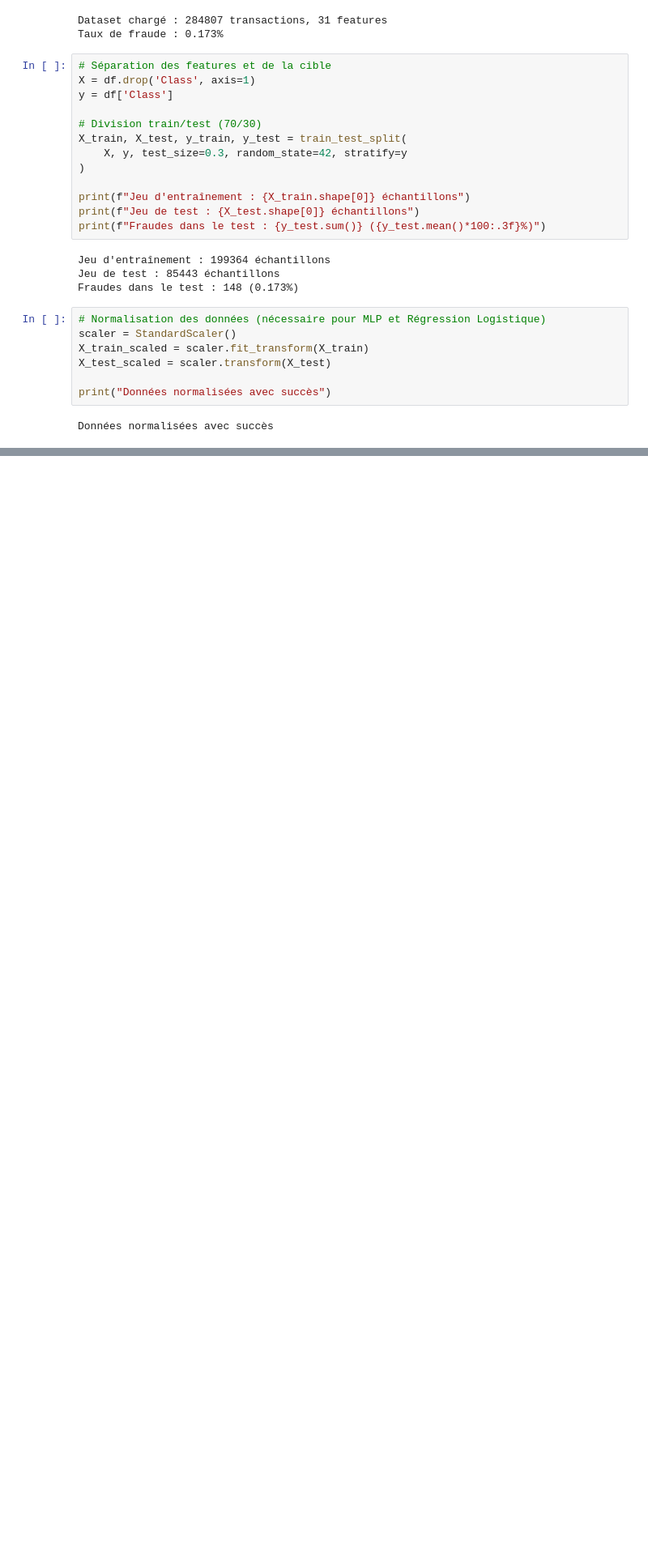
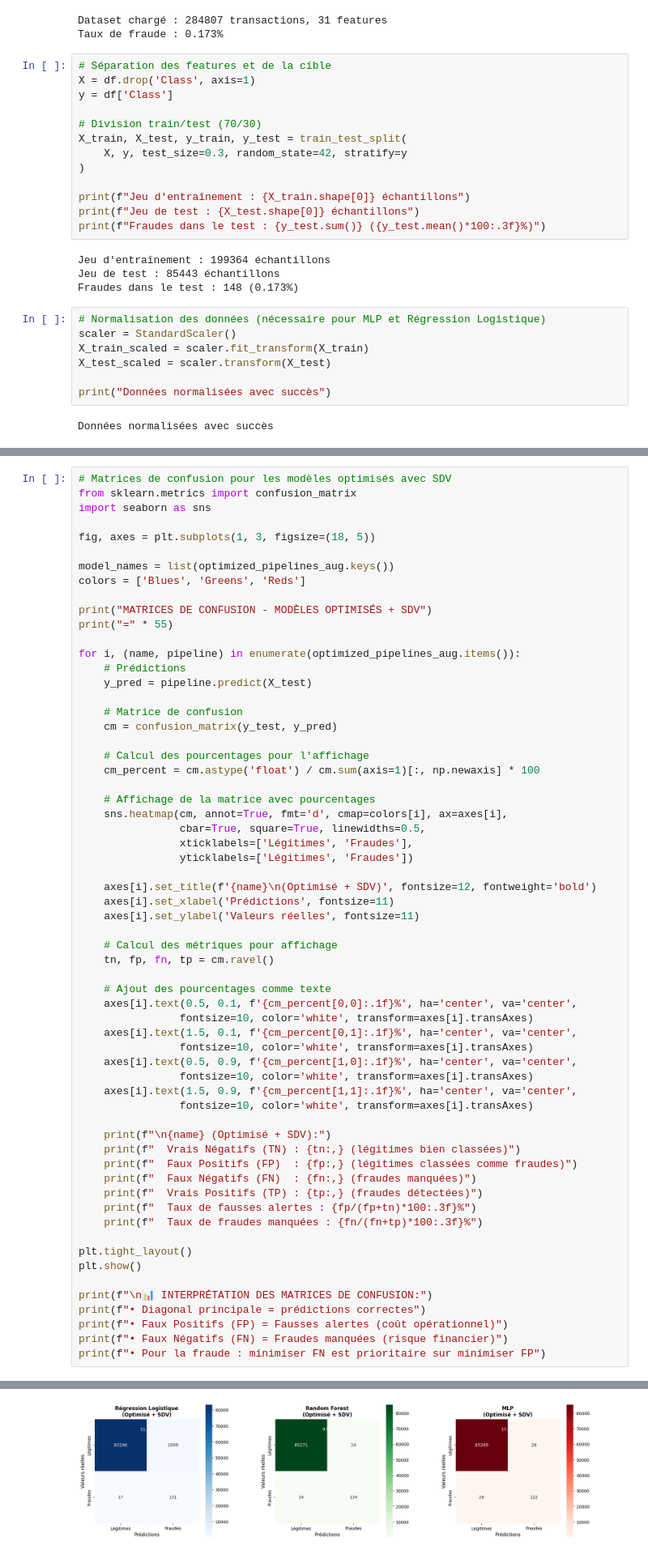
Before and after one commit to valadedamien/exam-fluzz-fraud-detection, a Jupyter notebook: PART_2/Partie_2_comparatif_modeles.ipynb, the cells around one changed output, grey strips where cells are left out. Shown: that part at 81% size. Drawn from its saved outputs; the diff is of its cells as text; blank space fills up the shorter version.

```diff
--- a/PART_2/Partie_2_comparatif_modeles.ipynb
+++ b/PART_2/Partie_2_comparatif_modeles.ipynb
@@ -302,0 +1087,63 @@ Les 3 matrices de confusion permettent de comparer visuellement les performances
+# %%
+# Matrices de confusion pour les modèles optimisés avec SDV
+from sklearn.metrics import confusion_matrix
+import seaborn as sns
+
+fig, axes = plt.subplots(1, 3, figsize=(18, 5))
+
+model_names = list(optimized_pipelines_aug.keys())
+colors = ['Blues', 'Greens', 'Reds']
+
+print("MATRICES DE CONFUSION - MODÈLES OPTIMISÉS + SDV")
+print("=" * 55)
+
+for i, (name, pipeline) in enumerate(optimized_pipelines_aug.items()):
+    # Prédictions
+    y_pred = pipeline.predict(X_test)
+
+    # Matrice de confusion
+    cm = confusion_matrix(y_test, y_pred)
+
+    # Calcul des pourcentages pour l'affichage
+    cm_percent = cm.astype('float') / cm.sum(axis=1)[:, np.newaxis] * 100
+
+    # Affichage de la matrice avec pourcentages
+    sns.heatmap(cm, annot=True, fmt='d', cmap=colors[i], ax=axes[i],
+                cbar=True, square=True, linewidths=0.5,
+                xticklabels=['Légitimes', 'Fraudes'],
+                yticklabels=['Légitimes', 'Fraudes'])
+
+    axes[i].set_title(f'{name}\n(Optimisé + SDV)', fontsize=12, fontweight='bold')
+    axes[i].set_xlabel('Prédictions', fontsize=11)
+    axes[i].set_ylabel('Valeurs réelles', fontsize=11)
+
+    # Calcul des métriques pour affichage
+    tn, fp, fn, tp = cm.ravel()
+
+    # Ajout des pourcentages comme texte
+    axes[i].text(0.5, 0.1, f'{cm_percent[0,0]:.1f}%', ha='center', va='center',
+                fontsize=10, color='white', transform=axes[i].transAxes)
+    axes[i].text(1.5, 0.1, f'{cm_percent[0,1]:.1f}%', ha='center', va='center',
+                fontsize=10, color='white', transform=axes[i].transAxes)
+    axes[i].text(0.5, 0.9, f'{cm_percent[1,0]:.1f}%', ha='center', va='center',
+                fontsize=10, color='white', transform=axes[i].transAxes)
+    axes[i].text(1.5, 0.9, f'{cm_percent[1,1]:.1f}%', ha='center', va='center',
+                fontsize=10, color='white', transform=axes[i].transAxes)
+
+    print(f"\n{name} (Optimisé + SDV):")
+    print(f"  Vrais Négatifs (TN) : {tn:,} (légitimes bien classées)")
+    print(f"  Faux Positifs (FP)  : {fp:,} (légitimes classées comme fraudes)")
+    print(f"  Faux Négatifs (FN)  : {fn:,} (fraudes manquées)")
+    print(f"  Vrais Positifs (TP) : {tp:,} (fraudes détectées)")
+    print(f"  Taux de fausses alertes : {fp/(fp+tn)*100:.3f}%")
+    print(f"  Taux de fraudes manquées : {fn/(fn+tp)*100:.3f}%")
+
+plt.tight_layout()
+plt.show()
+
+print(f"\n📊 INTERPRÉTATION DES MATRICES DE CONFUSION:")
+print(f"• Diagonal principale = prédictions correctes")
+print(f"• Faux Positifs (FP) = Fausses alertes (coût opérationnel)")
+print(f"• Faux Négatifs (FN) = Fraudes manquées (risque financier)")
+print(f"• Pour la fraude : minimiser FN est prioritaire sur minimiser FP")
+# %% [output]
@@ -302,0 +1167 @@ Les 3 matrices de confusion permettent de comparer visuellement les performances
+[figure, added]
```
Also changed, not shown: parts of 34 cells of this notebook, 3 other files.
